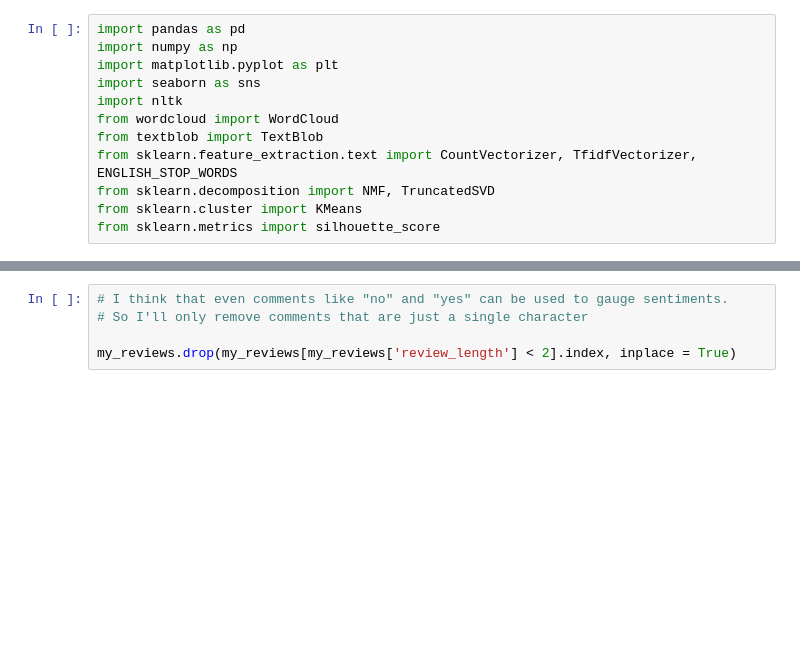
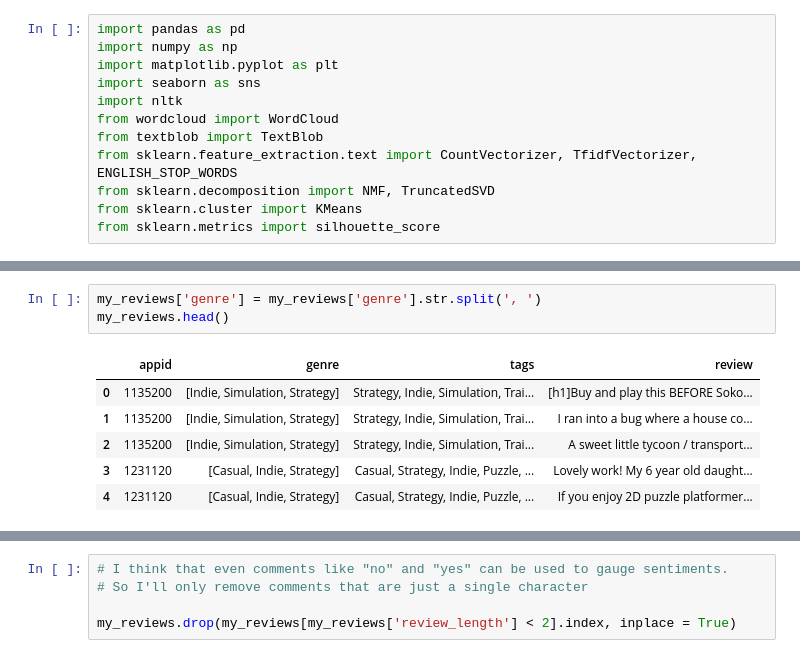
Before and after one commit to EdwinVIII/dataknights_project, a Jupyter notebook: Text Analysis.ipynb, the cells around one changed output, grey strips where cells are left out. Cells and saved outputs as stored; diff of their text form; blank space fills up the shorter version.

```diff
--- a/Text Analysis.ipynb
+++ b/Text Analysis.ipynb
@@ -117,0 +188,10 @@ memory usage: 36.9+ MB
+# %%
+my_reviews['genre'] = my_reviews['genre'].str.split(', ')
+my_reviews.head()
+# %% [output]
+|  | appid | genre | tags | review |
+| 0 | 1135200 | [Indie, Simulation, Strategy] | Strategy, Indie, Simulation, Trai... | [h1]Buy and play this BEFORE Soko... |
+| 1 | 1135200 | [Indie, Simulation, Strategy] | Strategy, Indie, Simulation, Trai... | I ran into a bug where a house co... |
+| 2 | 1135200 | [Indie, Simulation, Strategy] | Strategy, Indie, Simulation, Trai... | A sweet little tycoon / transport... |
+| 3 | 1231120 | [Casual, Indie, Strategy] | Casual, Strategy, Indie, Puzzle, ... | Lovely work! My 6 year old daught... |
+| 4 | 1231120 | [Casual, Indie, Strategy] | Casual, Strategy, Indie, Puzzle, ... | If you enjoy 2D puzzle platformer... |
```
Also changed, not shown: parts of 24 cells of this notebook.
